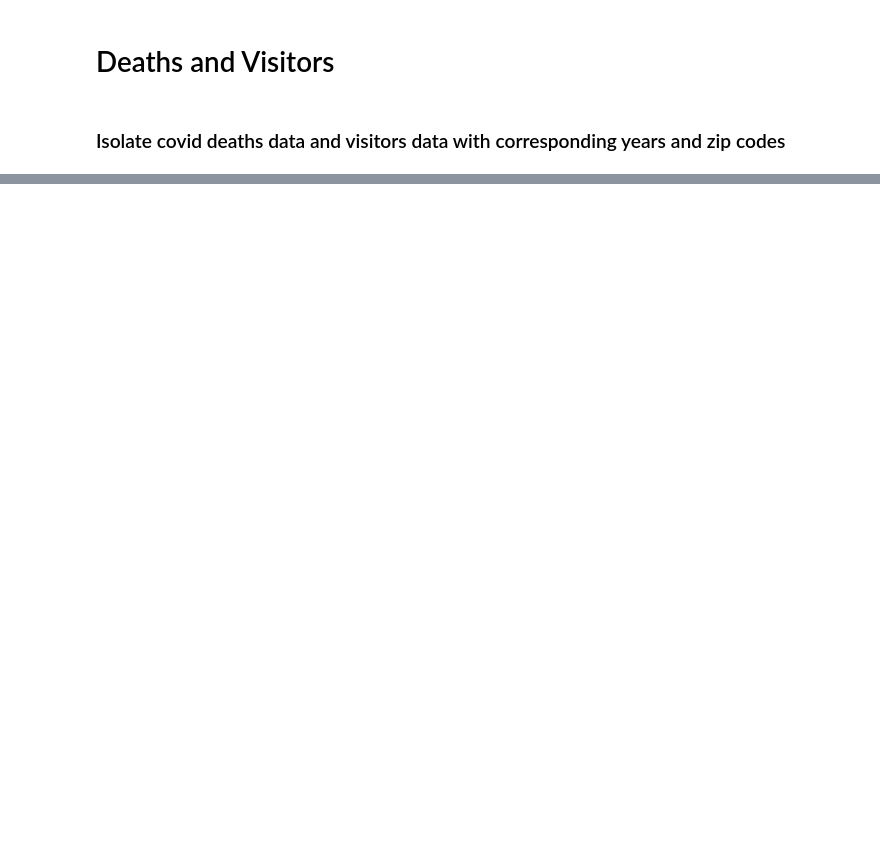
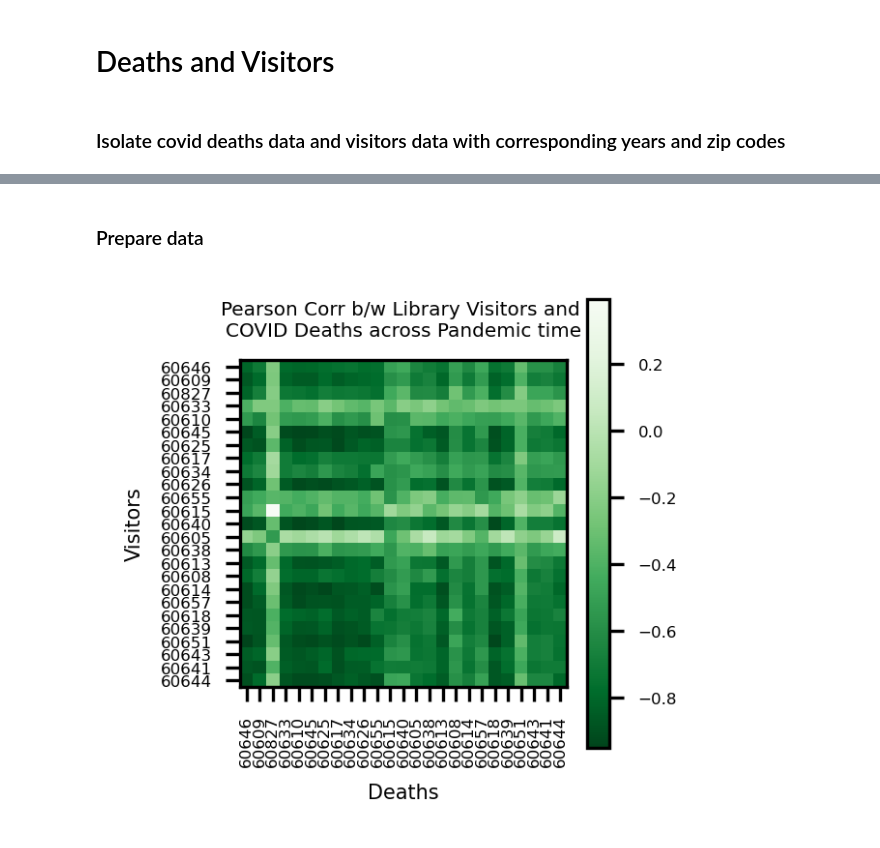
Before and after one commit to nataliepiehl/project_one, a Jupyter notebook: Code/correlation.ipynb, the cells around one changed output, grey strips where cells are left out. Drawn from its saved outputs; the diff is of its cells as text; code cells hidden in the pictures; blank space fills up the shorter version.

```diff
--- a/Code/correlation.ipynb
+++ b/Code/correlation.ipynb
@@ -142,0 +70,2 @@ monthly_visitors = pd.DataFrame(monthly_visitors)
+# %% [markdown]
+### Prepare data
@@ -143 +104,42 @@ monthly_visitors = pd.DataFrame(monthly_visitors)
+# %%
+# Merge together
+zip_df = pd.concat([deaths_zip, visitors_zip], axis = 1)
+
+# Generate correlation matrix
+corr = zip_df.corr(method = 'pearson')
+
+# Find ZIPs with greatest deaths to visits correlation
+corr = corr.abs()
+corr[ corr == 1] = 0
+corr.iloc[0:48, 0:48] = 0
+corr.iloc[48:96, 48:96] = 0
+max_zips = corr.idxmax().unique()
+deaths_visitors_max_zips = max_zips
+
+# Regenerate corr matrix with only zips of interest
+zip_df.columns = [str(zipcode) + " deaths" for zipcode in shared_zips] + [str(zipcode) + " visitors" for zipcode in shared_zips]
+max_zips_annotated = [str(zipcode) + " deaths" for zipcode in max_zips] + [str(zipcode) + " visitors" for zipcode in max_zips]
+corr = zip_df[max_zips_annotated].corr(method = 'pearson')
+deaths_visitors_corr = corr.iloc[0:len(max_zips),len(max_zips):(len(max_zips)*2)]
+
+# Generate heatmap
+fig, ax = plt.subplots()
+plt.rcParams.update({'figure.figsize':(4,4), 'figure.dpi':300, 'font.size':4})
+im = ax.imshow(deaths_visitors_corr, cmap = 'Greens_r')
+cb = fig.colorbar(im)
+ax.set_title('Pearson Corr b/w Library Visitors and \nCOVID Deaths across Pandemic time')
+ax.set_xlabel('Deaths')
+ax.set_ylabel('Visitors')
+ax.set_xticks(range(len(max_zips)))
+ax.set_xticklabels(max_zips, rotation = 90, size = 4)
+ax.set_yticks(range(len(max_zips)))
+ax.set_yticklabels(max_zips, size = 4)
+fig.tight_layout()
+
+# Export plot
+plt.savefig('../Figures/visitors_vs_deaths_spearman_heatmap.png')
+
+plt.show()
+# %% [output]
+[figure, added]
 # %%
```
Also changed, not shown: parts of 18 cells of this notebook, 4 other files.
